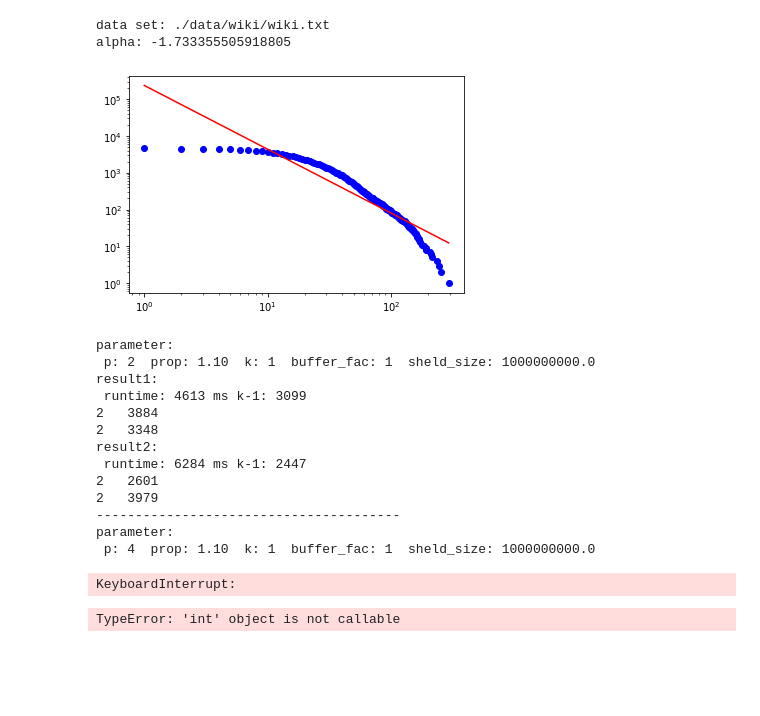
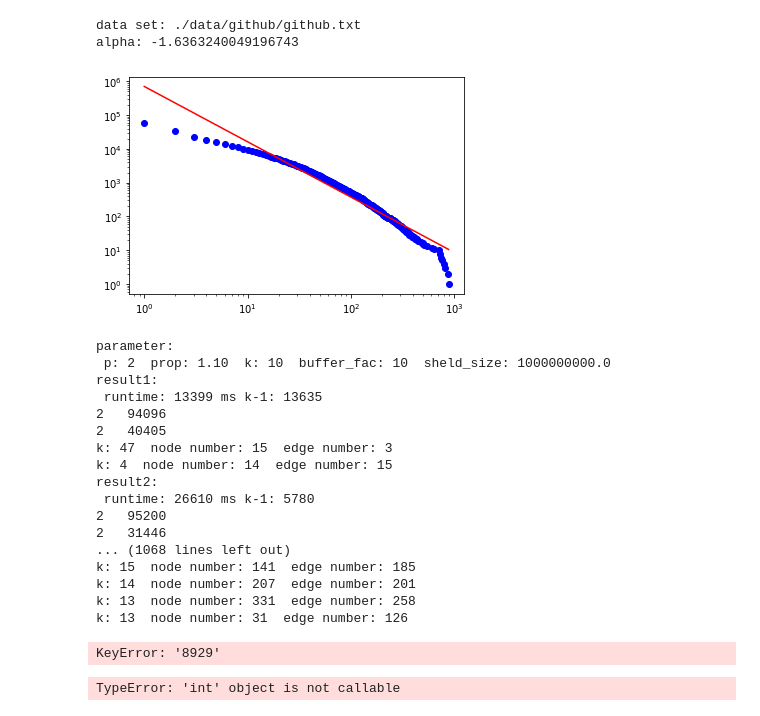
Before and after one commit to guanhuhao/hypergraph, a Jupyter notebook: non-stream bipart-test.ipynb, the cells around one changed output. Saved outputs shown, nothing was run; the diff lists cells and outputs as text; code cells hidden in the pictures; blank space fills up the shorter version.

Commit message:
kcore github dataset work well but wiki not well

```diff
--- a/non-stream bipart-test.ipynb
+++ b/non-stream bipart-test.ipynb
@@ -211,64 +167,63 @@ def degree_distribute(mp_node,show = True,logx=True,logy=True,coeff = True,cumul
 # %%
-# path = "./data/github/github.txt"
-path = "./data/wiki/wiki.txt"
-
+path = "./data/github/github.txt"
+# path = "./data/wiki/wiki.txt"
 print("data set:",path)
 p = 1
 mp_node,mp_edge = load_data(path)
 ls = degree_distribute(mp_node)
 for turn in range(8):
     p*=2
     prop = 1.1
-    k = 1
-    buffer_fac = 1
+    k = 10
+    buffer_fac = 10
     shield_heavy_edge = 1e9
     print("parameter:\n","p:",p," prop:","%.2f"%prop," k:",k," buffer_fac:",buffer_fac,
       " sheld_size:",shield_heavy_edge)
 
-    mp_node,mp_edge = load_data(path)
-#     degree_distribute(mp_node)
     time_beg = time.time()
-    part_node,part_edge = solve(p,mp_node,mp_edge,prop,k,buffer_fac = buffer_fac,shield_heavy_edge = shield_heavy_edge)
+    part_node,part_edge = solve(p,path,prop,k,buffer_fac = buffer_fac,shield_heavy_edge = shield_heavy_edge)
     time_end = time.time()
     mp_node,mp_edge = load_data(path)
     # recoder(part_node,mp_node,mp_edge,"./data/wiki")
     k_1 = sum([len(i) for i in part_edge]) - len(mp_edge)
 #     print(turn," ",k_1)
     print("result1:\n","runtime:",int((time_end-time_beg)*1000),"ms k-1:",k_1)
     for par in range(p):
         print(p," ",len(part_edge[par]))
 
-    mp_node,mp_edge = load_data(path)
-#     degree_distribute(mp_node)
     time_beg = time.time()
-    part_node,part_edge = solve2(p,mp_node,mp_edge,prop,k,buffer_fac = buffer_fac,shield_heavy_edge = shield_heavy_edge)
+    part_node,part_edge = solve2(p,path,prop,k,buffer_fac = buffer_fac,shield_heavy_edge = shield_heavy_edge)
     time_end = time.time()
     mp_node,mp_edge = load_data(path)
     # recoder(part_node,mp_node,mp_edge,"./data/wiki")
     k_1 = sum([len(i) for i in part_edge]) - len(mp_edge)
     print("result2:\n","runtime:",int((time_end-time_beg)*1000),"ms k-1:",k_1)
     for par in range(p):
         print(p," ",len(part_edge[par]))
     print("---------------------------------------")
 #  runtime: 11999 ms k-1: 27102
 # %% [output]
-data set: ./data/wiki/wiki.txt
-alpha: -1.733355505918805
+data set: ./data/github/github.txt
+alpha: -1.6363240049196743
-[figure, old version]
+[figure, new version]
 parameter:
- p: 2  prop: 1.10  k: 1  buffer_fac: 1  sheld_size: 1000000000.0
+ p: 2  prop: 1.10  k: 10  buffer_fac: 10  sheld_size: 1000000000.0
 result1:
- runtime: 4613 ms k-1: 3099
-2   3884
-2   3348
+ runtime: 13399 ms k-1: 13635
+2   94096
+2   40405
+k: 47  node number: 15  edge number: 3
+k: 4  node number: 14  edge number: 15
 result2:
- runtime: 6284 ms k-1: 2447
-2   2601
-2   3979
----------------------------------------
-parameter:
- p: 4  prop: 1.10  k: 1  buffer_fac: 1  sheld_size: 1000000000.0
+ runtime: 26610 ms k-1: 5780
+2   95200
+2   31446
+... (1068 lines left out)
+k: 15  node number: 141  edge number: 185
+k: 14  node number: 207  edge number: 201
+k: 13  node number: 331  edge number: 258
+k: 13  node number: 31  edge number: 126
-KeyboardInterrupt:
+KeyError: '8929'
 # %%
 def test_shield():
     x = []
```
Also changed, not shown: parts of 1 cell of this notebook, 1 other file.
